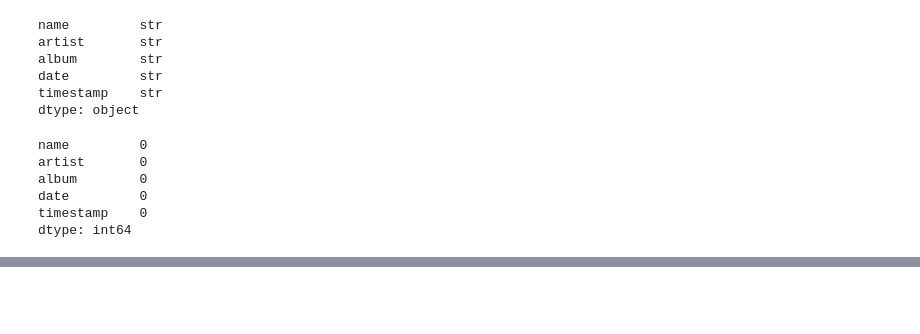
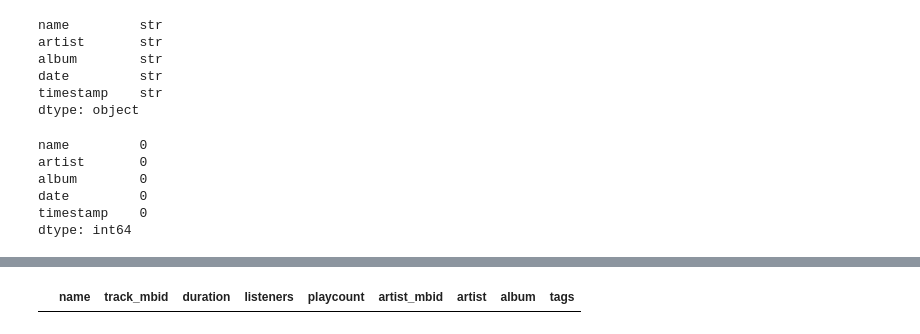
Before and after one commit to HashAlike/Music-Taste-Age, a Jupyter notebook: notebooks/exploration.ipynb, the cells around one changed output, grey strips where cells are left out. Saved outputs shown, nothing was run; the diff lists cells and outputs as text; code cells hidden in the pictures; blank space fills up the shorter version.

```diff
--- a/notebooks/exploration.ipynb
+++ b/notebooks/exploration.ipynb
@@ -229,0 +210,4 @@ af
+# %%
+af= get_track_info("Late Night","Foals")
+
+af
@@ -229,0 +226,6 @@ af
+# %%
+af= clean_track_info(af)
+af= pd.DataFrame(af)
+af.head()
+# %% [output]
+|  | name | track_mbid | duration | listeners | playcount | artist_mbid | artist | album | tags |
```
Also changed, not shown: parts of 21 cells of this notebook, 3 other files.
